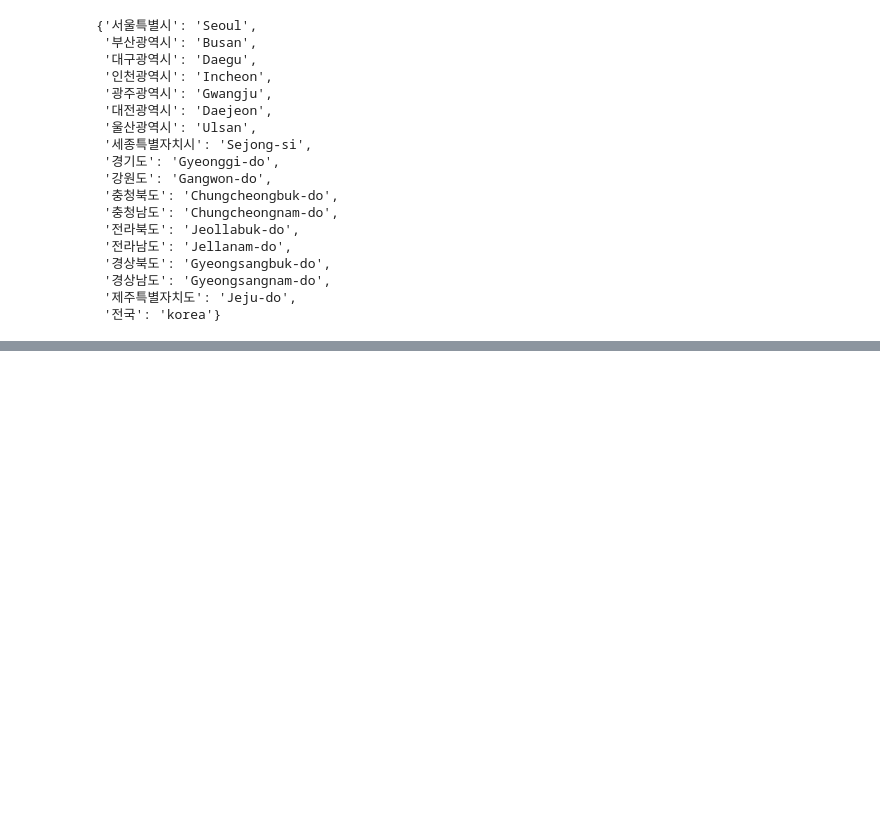
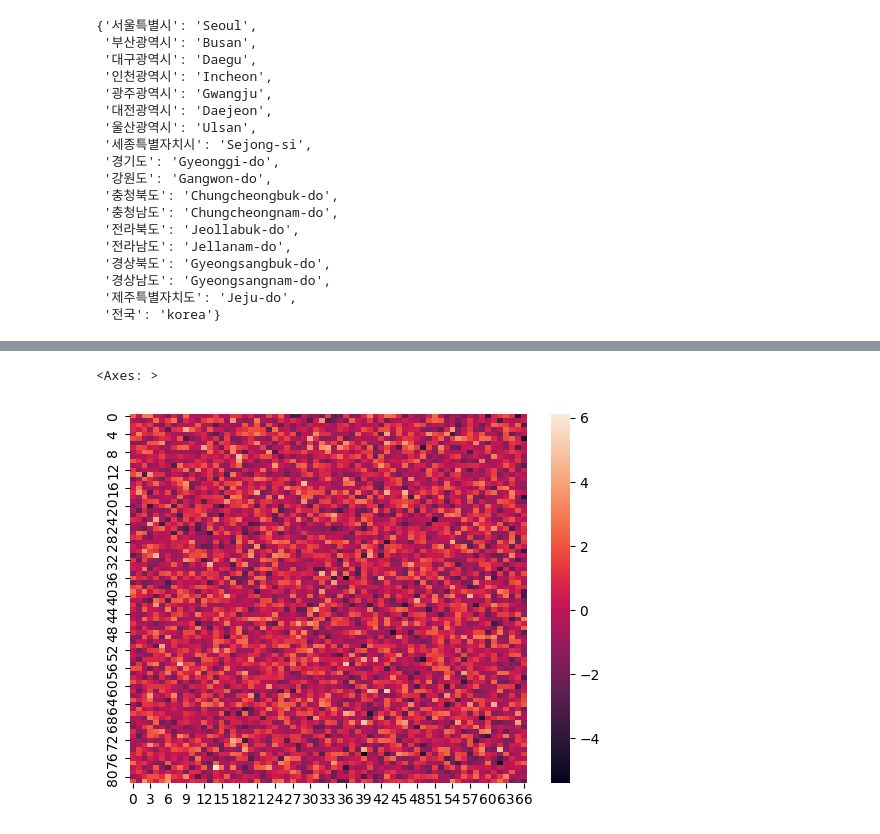
Before and after one commit to ByeonggeonGo/CmaqProject, a Jupyter notebook: experiment/controlmatrix_cmaq_lasso.ipynb, the cells around one changed output, grey strips where cells are left out. Cells and saved outputs as stored; diff of their text form; code cells hidden in the pictures; blank space fills up the shorter version.

```diff
--- a/experiment/controlmatrix_cmaq_lasso.ipynb
+++ b/experiment/controlmatrix_cmaq_lasso.ipynb
@@ -111,0 +170,6 @@ sns.heatmap(pred[0,:,:,0][::-1])
+# %%
+pred2 = pixlasso(X_train)
+sns.heatmap(pred2[0,:,:,0][::-1])
+# %% [output]
+<Axes: >
+[figure, added]
```
Also changed, not shown: parts of 13 cells of this notebook, 5 other files.
